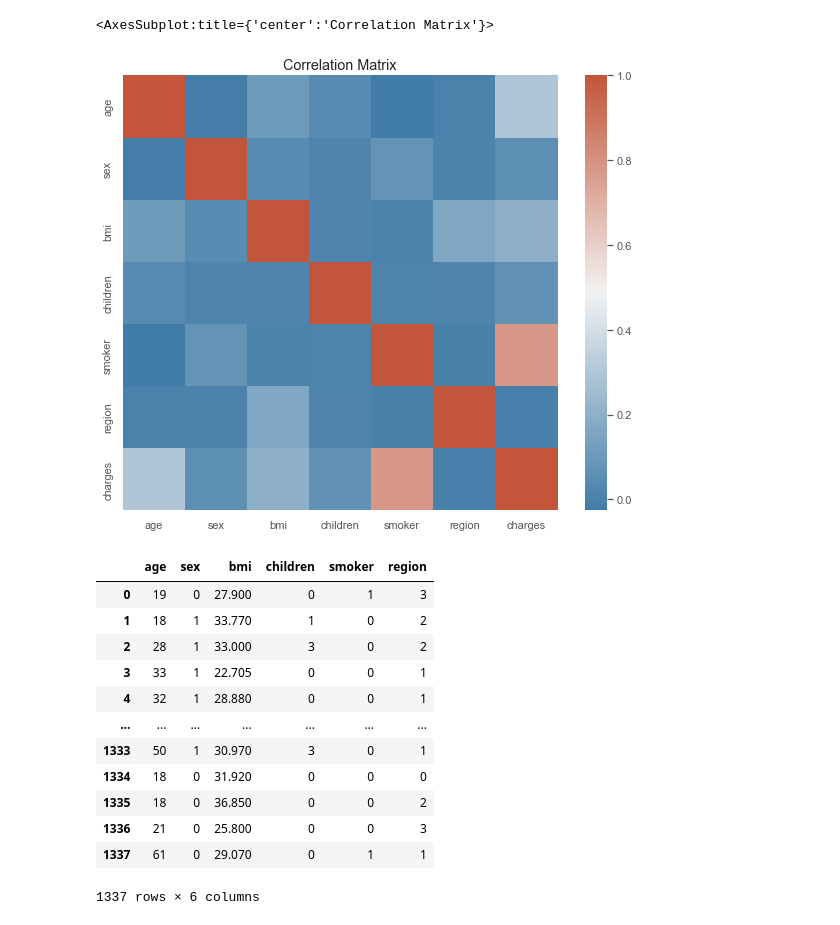
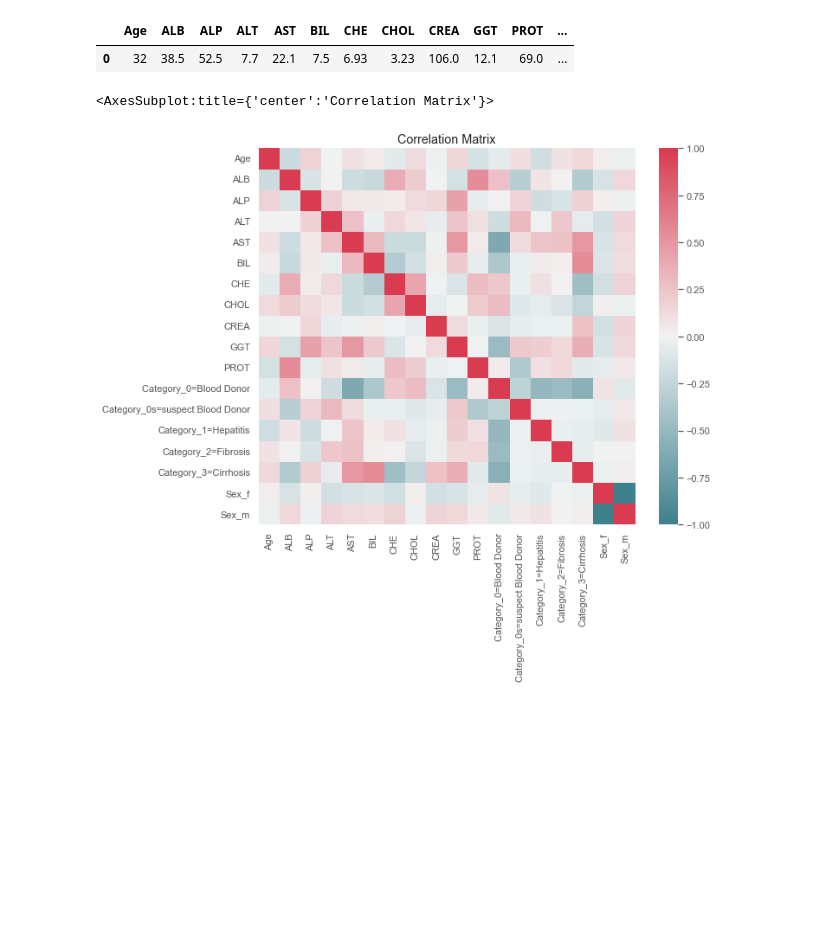
Before and after one commit to Omuk/Reborn, a Jupyter notebook: Data Practice/Practice_Field.ipynb, the cells around one changed output. Cells and saved outputs as stored; diff of their text form; code cells hidden in the pictures; blank space fills up the shorter version.

Commit message:
data

```diff
--- a/Data Practice/Practice_Field.ipynb
+++ b/Data Practice/Practice_Field.ipynb
@@ -72,16 +53,0 @@ memory usage: 83.6+ KB
-# %%
-orig_sex = data.sex
-orig_sex_dic = np.unique(data.sex)
-
-le = LabelEncoder()
-
-data.sex = le.fit_transform(data.sex)
-data.smoker = le.fit_transform(data.smoker)
-data.region = le.fit_transform(data.region)
-
-le_sex = data.sex
-
-le_sex_dic = np.unique(le_sex)
-
-sex_dic = dict(zip(orig_sex_dic,le_sex_dic))
-sex_dic
@@ -89,0 +54,8 @@ sex_dic
+# %%
+mean_imp = SimpleImputer(missing_values=np.NaN, strategy='mean')
+
+data[['ALP', 'CHOL', 'ALB', 'ALT', 'PROT']] = mean_imp.fit_transform(data[['ALP', 'CHOL', 'ALB', 'ALT', 'PROT']])
+
+mis_val = data.isna().sum() * 100/len(data)
+
+mis_val.sort_values(ascending=False)
@@ -89,0 +78,3 @@ sex_dic
+# %%
+data.drop(['Unnamed: 0'], axis=1, inplace=True)
+data.info()
@@ -90,29 +102,24 @@ sex_dic
+# %%
+y = data.Category
+
+le = LabelEncoder()
+
+y_true = le.fit_transform(y)
+
+data = pd.get_dummies(data, dtype=float)
+
+data.head(1)
+# %% [output]
+|  | Age | ALB | ALP | ALT | AST | BIL | CHE | CHOL | CREA | GGT | PROT | ... |
+| 0 | 32 | 38.5 | 52.5 | 7.7 | 22.1 | 7.5 | 6.93 | 3.23 | 106.0 | 12.1 | 69.0 | ... |
 # %%
 data_corr = data.corr()
 
 f,ax = plt.subplots(figsize=(10,8))
 
 ax.set_title('Correlation Matrix')
 
-sns.heatmap(data_corr, mask=np.zeros_like(data_corr, dtype=np.bool_), cmap=sns.diverging_palette(240,20, as_cmap=True), square=True, ax=ax)
+sns.heatmap(data_corr, mask=np.zeros_like(data_corr, dtype=np.bool_), cmap=sns.diverging_palette(210, 8, as_cmap=True), ax=ax, square=True)
 # %% [output]
 <AxesSubplot:title={'center':'Correlation Matrix'}>
-[figure, old version]
+[figure, new version]
-# %%
-y = data.charges
-x = data.drop(['charges'], axis=1)
-x
-# %% [output]
-|  | age | sex | bmi | children | smoker | region |
-| 0 | 19 | 0 | 27.900 | 0 | 1 | 3 |
-| 1 | 18 | 1 | 33.770 | 1 | 0 | 2 |
-| 2 | 28 | 1 | 33.000 | 3 | 0 | 2 |
-| 3 | 33 | 1 | 22.705 | 0 | 0 | 1 |
-| 4 | 32 | 1 | 28.880 | 0 | 0 | 1 |
-| ... | ... | ... | ... | ... | ... | ... |
-| 1333 | 50 | 1 | 30.970 | 3 | 0 | 1 |
-| 1334 | 18 | 0 | 31.920 | 0 | 0 | 0 |
-| 1335 | 18 | 0 | 36.850 | 0 | 0 | 2 |
-| 1336 | 21 | 0 | 25.800 | 0 | 0 | 3 |
-| 1337 | 61 | 0 | 29.070 | 0 | 1 | 1 |
-1337 rows × 6 columns
```
Also changed, not shown: parts of 15 cells of this notebook.
